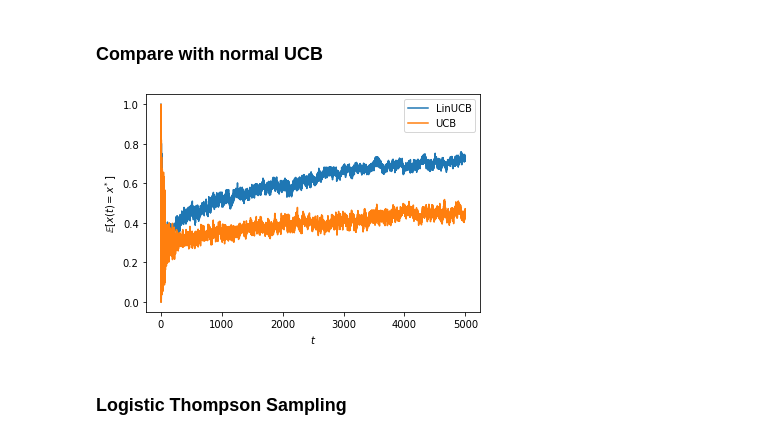
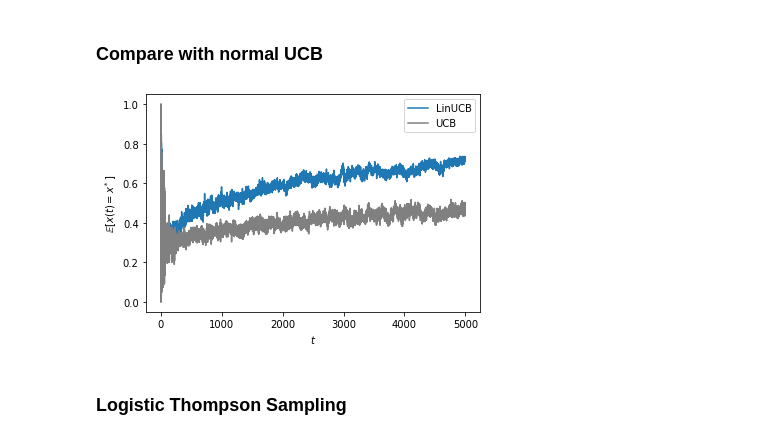
Before and after one commit to kuru-to/bandit_algorithms, a Jupyter notebook: slides/202103_dsn/scripts/20210326_dsn.ipynb, the cells around one changed output. Drawn from its saved outputs; the diff is of its cells as text; code cells hidden in the pictures.

Commit message:
Change color

```diff
--- a/slides/202103_dsn/scripts/20210326_dsn.ipynb
+++ b/slides/202103_dsn/scripts/20210326_dsn.ipynb
@@ -293,14 +293,14 @@ for it in tqdm(range(n_iter)):
 # %%
 acc = np.mean(selected_arms==Env.opt(), axis=0)
 plt.plot(acc[0], label='LinUCB')
-plt.plot(acc[1], label='UCB')
+plt.plot(acc[1], label='UCB', color='gray')
 plt.xlabel(r'$t$')
 plt.ylabel(r'$\mathbb{E}[x(t)=x^*]$')
 plt.legend()
 plt.savefig(path_fig + "compare_ucb_vs_linucb.png", bbox_inches="tight")
 plt.show()
 # %% [output]
-[figure, old version]
+[figure, new version]
 # %% [markdown]
 ### Logistic Thompson Sampling
 # %%
```
Also changed, not shown: parts of 5 cells of this notebook, 5 other files.
